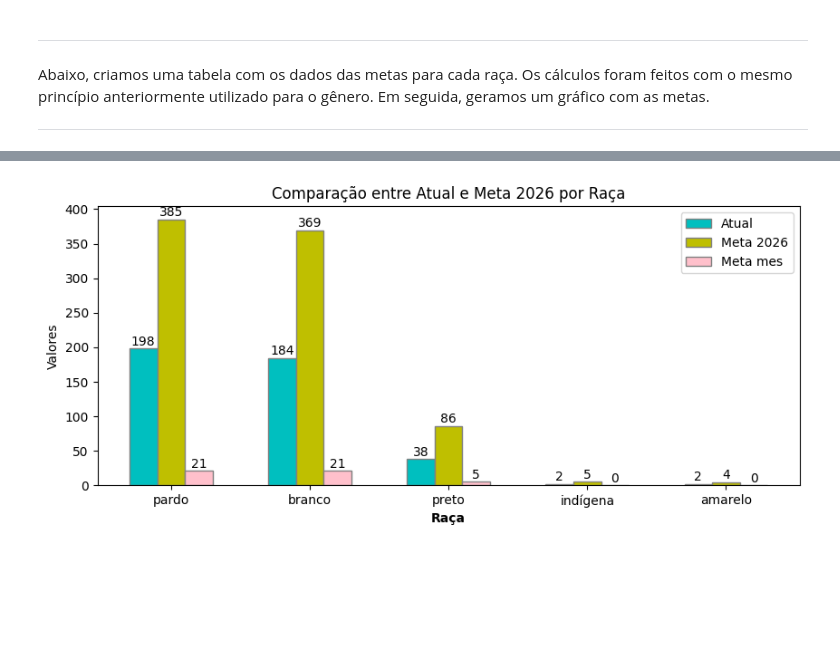
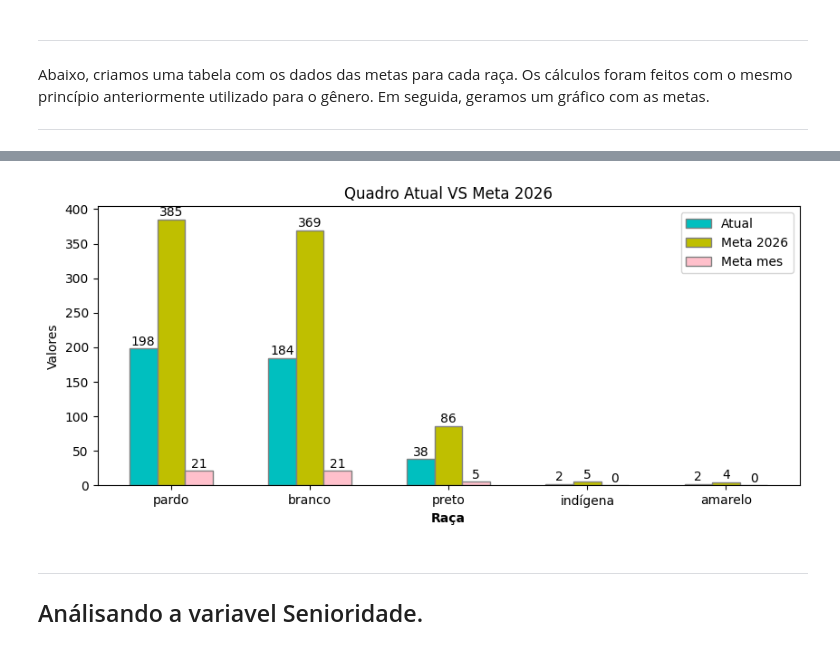
Before and after one commit to antoniosscd/Desafio_Hackathon_Ada, a Jupyter notebook: adahack-etl (1).ipynb, the cells around one changed output, grey strips where cells are left out. Cells and saved outputs as stored; diff of their text form; code cells hidden in the pictures; blank space fills up the shorter version.

```diff
--- a/adahack-etl (1).ipynb
+++ b/adahack-etl (1).ipynb
@@ -795,7 +796,8 @@ quadro_atual = 425 #Quadro atual
 tempo_mes = 18 #Quantos meses faltam para 2026
 genero_meta = {}  #Dicionario Vazio para armazenar as tabelas.
 
-# Tabela com dados do censo de 2022. A chave 'Total%' mapeia o valor relativo de cada grupo dentro da população.
+# Tabela com dados do censo de 2022. A chave 'Total%' mapeia o valor relativo de cada grupo dentro da
+# população.
 ibge = {
     'Genero':['Masc','Fem'],
     'Total%':[0.4851,0.5148]
@@ -806,9 +808,12 @@ ibge = pd.DataFrame(ibge)
 
 genero_meta= {
     'Genero':['Masc','Fem'],
-    #Calculamos a proporção atual de cada grupo com base nos valores relativos nos dados históricos, seguindo a fórmula total_do_grupo / total_de_registros. Essa proporção é obtida dividindo o total de cada grupo pelo total de registros. Com esse cálculo, podemos deduzir a quantidade atual de cada grupo, já que os dados não nos fornecem essa informação.
+    #Calculamos a proporção atual de cada grupo com base nos valores relativos nos dados históricos,
+    # seguindo a fórmula total_do_grupo / total_de_registros. Essa proporção é obtida dividindo o total
+    # de cada grupo pelo total de registros. Com esse cálculo, podemos deduzir a quantidade atual de
+    # cada grupo, já que os dados não nos fornecem essa informação.
     'Atual': [round(quadro_atual * ((base_dados['Genero']=='Masc').sum())/len(base_dados['Genero'])),
-              round(total_funcionarios * ((base_dados['Genero']=='Fem').sum())/len(base_dados['Genero']))],
+              round(quadro_atual * ((base_dados['Genero']=='Fem').sum())/len(base_dados['Genero']))],
     #Descreve os valores relativos de cada grupo segundo ibge.
     'IBGE%': [48.51,51.48],
     #Calcula o total de 850 multiplicado pelo valor relativo do grupo no censo de 2022, obtendo a meta do grupo para 2026.
@@ -980,0 +948,21 @@ raca_meta
+# %%
+total_funcionarios = 850
+tempo_mes = 18
+quadro_atual = 425
+
+atual = base_dados['Raça'].value_counts(normalize=True) * quadro_atual
+atual = atual.reindex(['pardo', 'branco', 'preto', 'indígena', 'amarelo']).fillna(0).astype(int)
+
+# Cálculo dos valores de 'Meta 2026' e 'Meta mes'
+meta_2026 = total_funcionarios * raca_ibge['% Populacao'] / 100
+meta_mes = meta_2026 / tempo_mes
+
+# Criação do DataFrame
+raca_meta = pd.DataFrame({
+    'Raca': ['pardo', 'branco', 'preto', 'indígena', 'amarelo'],
+    'Atual': atual.values,
+    'Meta 2026': meta_2026.round().astype(int),
+    'Meta mes': meta_mes.round().astype(int)
+})
+
+raca_meta
@@ -981,22 +976,27 @@ raca_meta
 # %%
 plt.figure(figsize=(10, 4))
 barWidth = 0.20
 
 r1 = range(len(raca_meta))
 
 for i, col in enumerate(['Atual', 'Meta 2026', 'Meta mes']):
     plt.bar([r + i*barWidth for r in r1], raca_meta[col], color=['c', 'y', 'pink'][i],
             width=barWidth, edgecolor='grey', label=col)
     for j, value in enumerate(raca_meta[col]):
         plt.text(j + i*barWidth, value + 5, str(value), color='black', ha='center')
 
 plt.xlabel('Raça', fontweight='bold')
 plt.xticks([r + barWidth for r in r1], raca_meta['Raca'])
 plt.ylabel('Valores')
-plt.title('Comparação entre Atual e Meta 2026 por Raça')
+plt.title('Quadro Atual VS Meta 2026')
 plt.legend()
 
 plt.show()
 # %% [output]
-[figure, old version]
+[figure, new version]
+# %% [markdown]
+---
+
+Análisando a variavel Senioridade.
+---
 # %%
```
Also changed, not shown: parts of 19 cells of this notebook, 1 other file.
